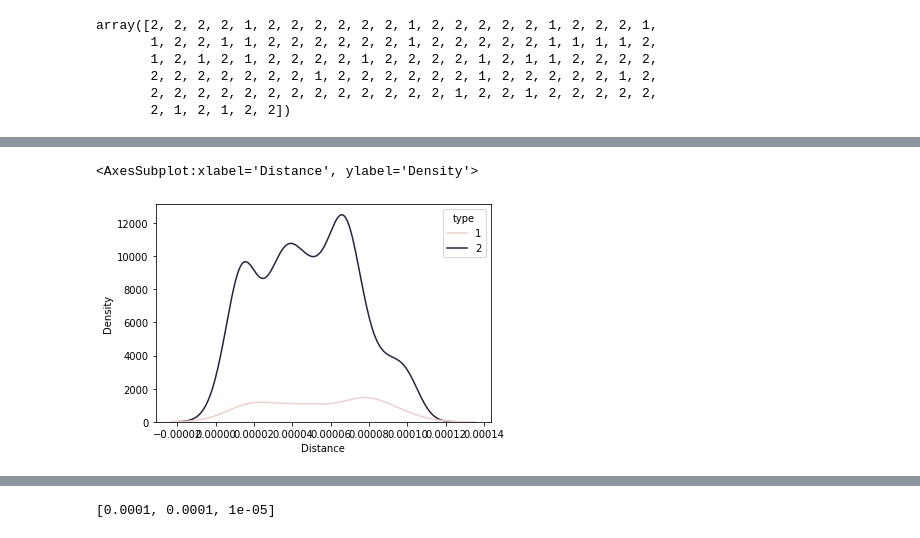
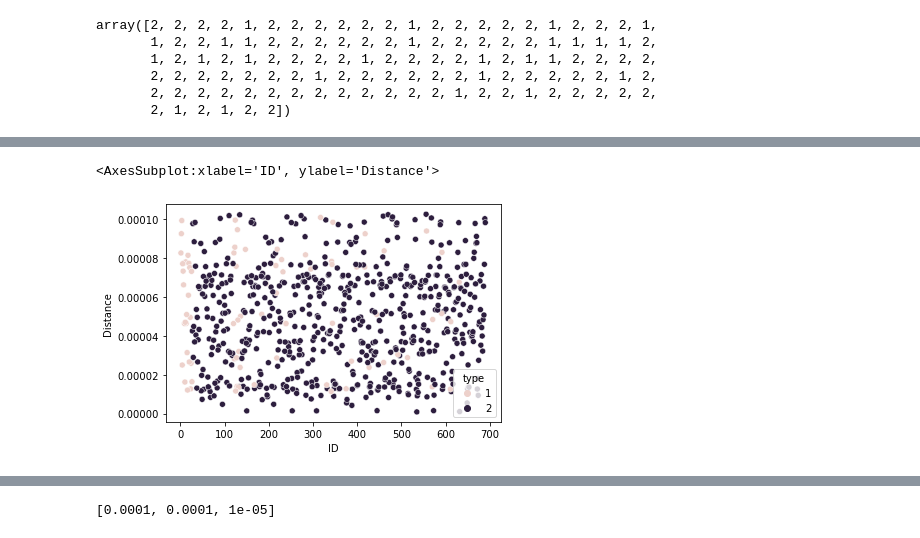
Before and after one commit to Jsakkos/nufeb_tools, a Jupyter notebook: notebooks/neighbor.ipynb, the cells around one changed output, grey strips where cells are left out. Saved outputs shown, nothing was run; the diff lists cells and outputs as text; code cells hidden in the pictures.

```diff
--- a/notebooks/neighbor.ipynb
+++ b/notebooks/neighbor.ipynb
@@ -62,0 +41,4 @@ neigh
+# %%
+
+neigh = x.get_neighbor_distance(45,10000)
+neigh
@@ -63,8 +59,8 @@ neigh
 # %%
-sns.kdeplot(data=neigh,x='Distance',hue='type')
+sns.scatterplot(data=neigh,x='ID',y='Distance',hue='type')
 # %% [output]
-<AxesSubplot:xlabel='Distance', ylabel='Density'>
+<AxesSubplot:xlabel='ID', ylabel='Distance'>
-[figure, old version]
+[figure, new version]
 # %%
 """ light = 1.00e-01 #kg/m^3
 co2 = 4e-1
```
Also changed, not shown: parts of 16 cells of this notebook, 2 other files.
